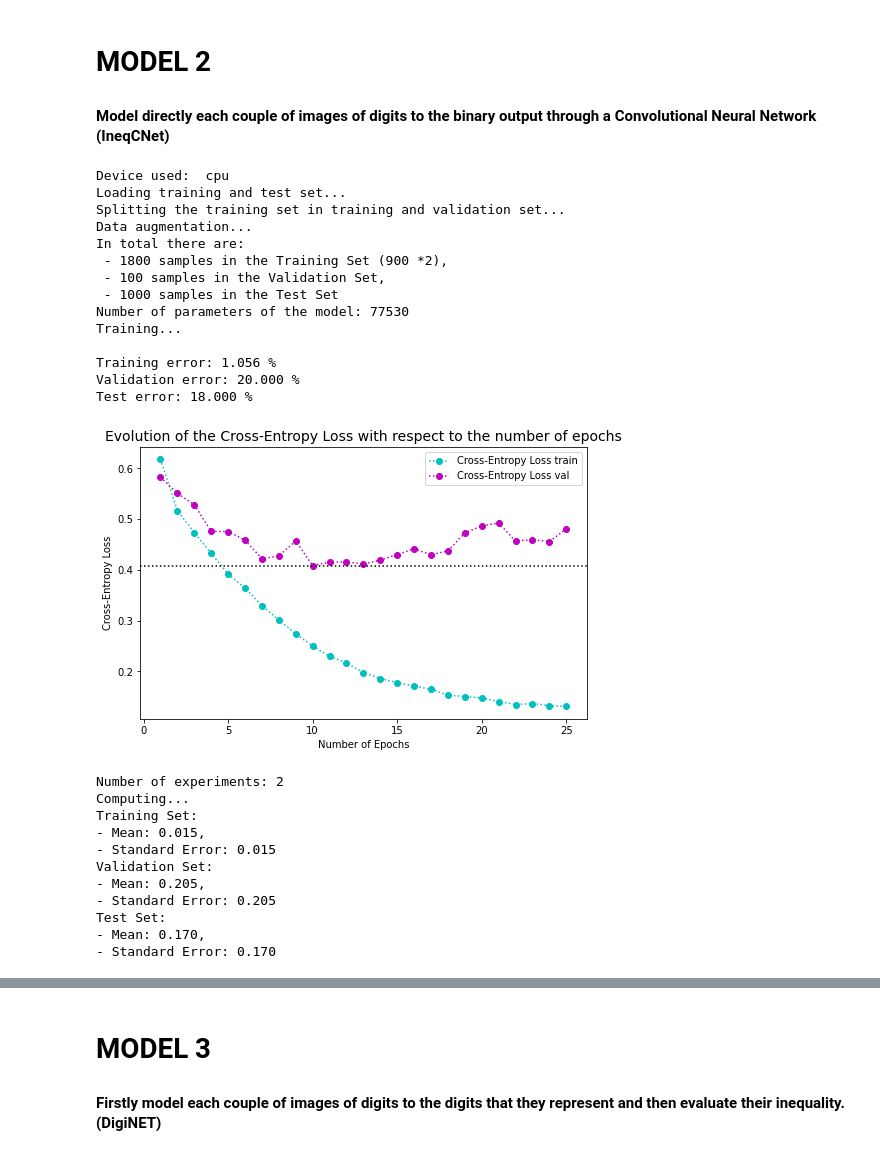
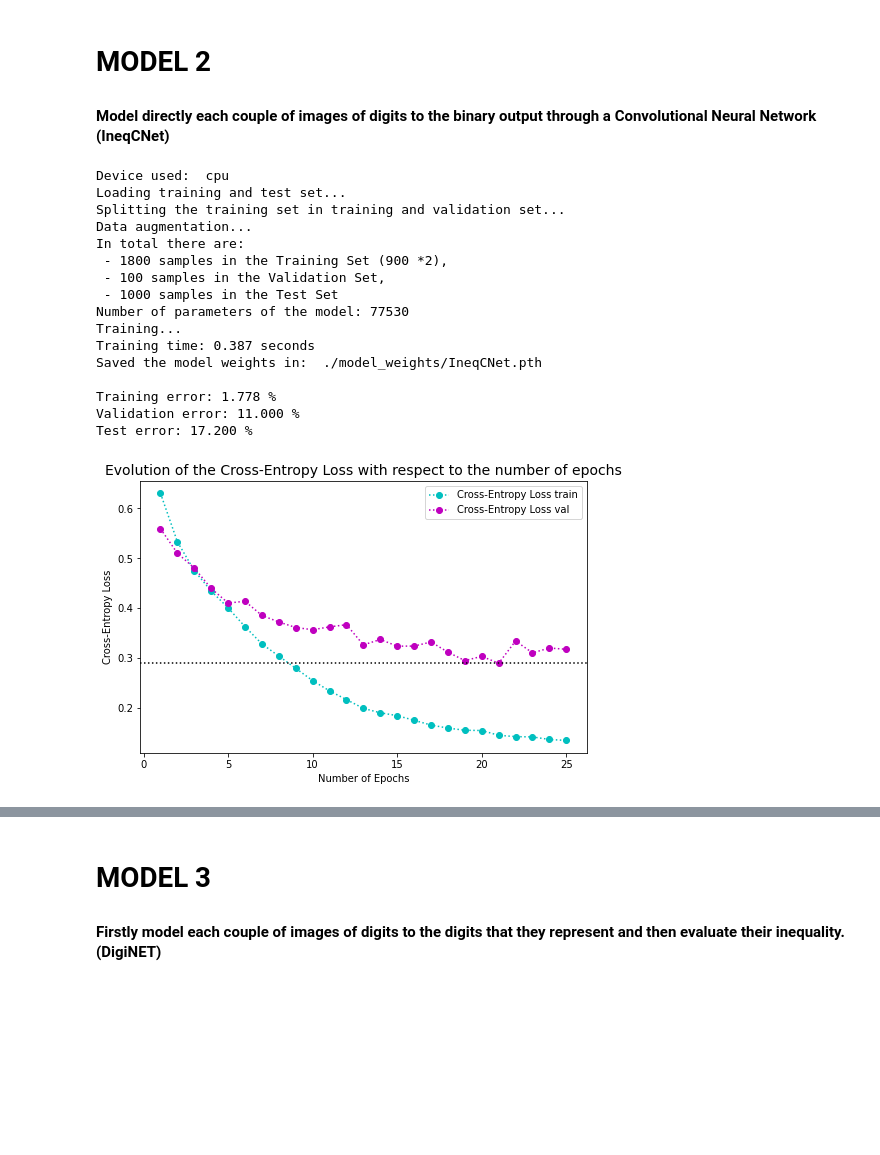
Before and after one commit to riccardocadei/DCNN-for-Digits-Comparison, a Jupyter notebook: main.ipynb, the cells around one changed output, grey strips where cells are left out. Cells and saved outputs as stored; diff of their text form; code cells hidden in the pictures; blank space fills up the shorter version.

```diff
--- a/main.ipynb
+++ b/main.ipynb
@@ -68,39 +83,41 @@ Test Set:
 # %% [markdown]
 # MODEL 2
 #### Model directly each couple of images of digits to the binary output through a Convolutional Neural Network (IneqCNet)
-# %%
-model = IneqCNet()
-count_parameters(model)
-
-train_losses, test_losses, test_error = run_experiment(model, nb_epochs = 25)
-plot_train_val(train_losses, test_losses, period=1, model_name='IneqCNet')
-# %% [output]
-Device used:  cpu
-Loading training and test set...
-Splitting the training set in training and validation set...
-Data augmentation...
-In total there are:
- - 1800 samples in the Training Set (900 *2),
- - 100 samples in the Validation Set,
- - 1000 samples in the Test Set
-Number of parameters of the model: 77530
-Training...
-
-Training error: 1.056 %
-Validation error: 20.000 %
-Test error: 18.000 %
-[figure, removed]
-# %%
-evaluate_model(model, 2)
-# %% [output]
-Number of experiments: 2
-Computing...
-Training Set:
-- Mean: 0.015,
-- Standard Error: 0.015
-Validation Set:
-- Mean: 0.205,
-- Standard Error: 0.205
-Test Set:
-- Mean: 0.170,
-- Standard Error: 0.170
+# %%
+# model
+model = IneqCNet()
+model_name='IneqCNet'
+
+# training
+percentage_val = 0.1
+nb_epochs = 25
+mini_batch_size = 50
+
+# optimizer
+weight_decay = 0.1
+lr = 1e-3*0.5
+period = 1
+
+# display
+verbose = 1
+plot = True
+
+run_experiment(model, model_name=model_name, percentage_val=percentage_val, nb_epochs=nb_epochs, mini_batch_size=mini_batch_size, weight_decay=weight_decay, lr=lr, period=period, verbose=verbose, plot=True);
+# %% [output]
+Device used:  cpu
+Loading training and test set...
+Splitting the training set in training and validation set...
+Data augmentation...
+In total there are:
+ - 1800 samples in the Training Set (900 *2),
+ - 100 samples in the Validation Set,
+ - 1000 samples in the Test Set
+Number of parameters of the model: 77530
+Training...
+Training time: 0.387 seconds
+Saved the model weights in:  ./model_weights/IneqCNet.pth
+
+Training error: 1.778 %
+Validation error: 11.000 %
+Test error: 17.200 %
+[figure, added]
```
Also changed, not shown: parts of 7 cells of this notebook, 5 other files.
